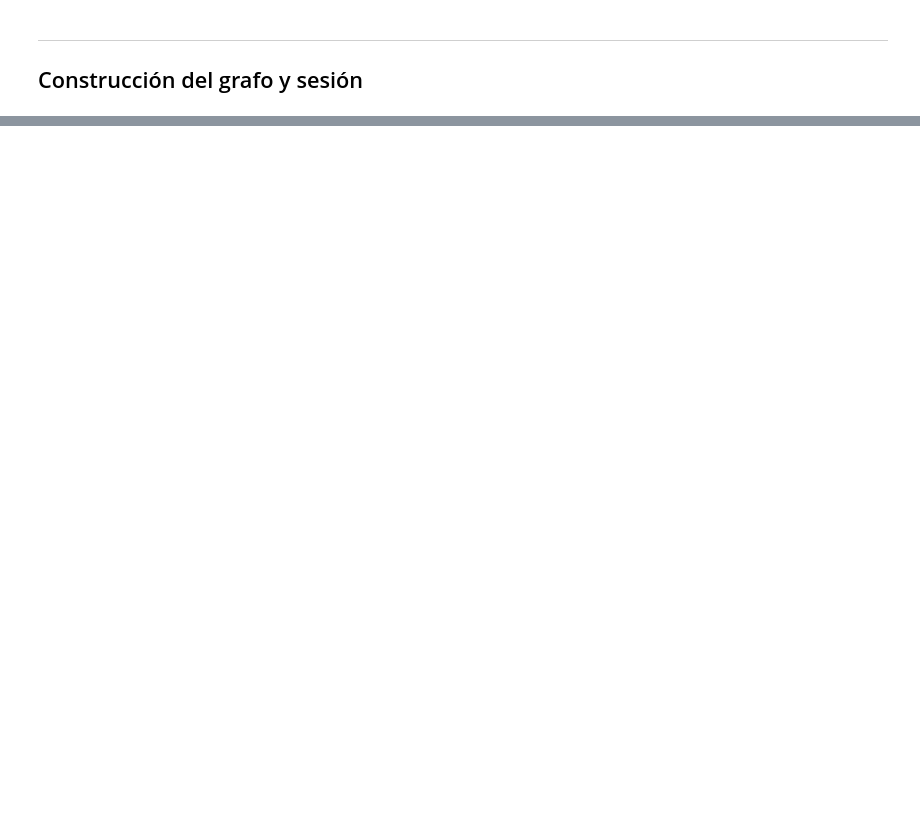
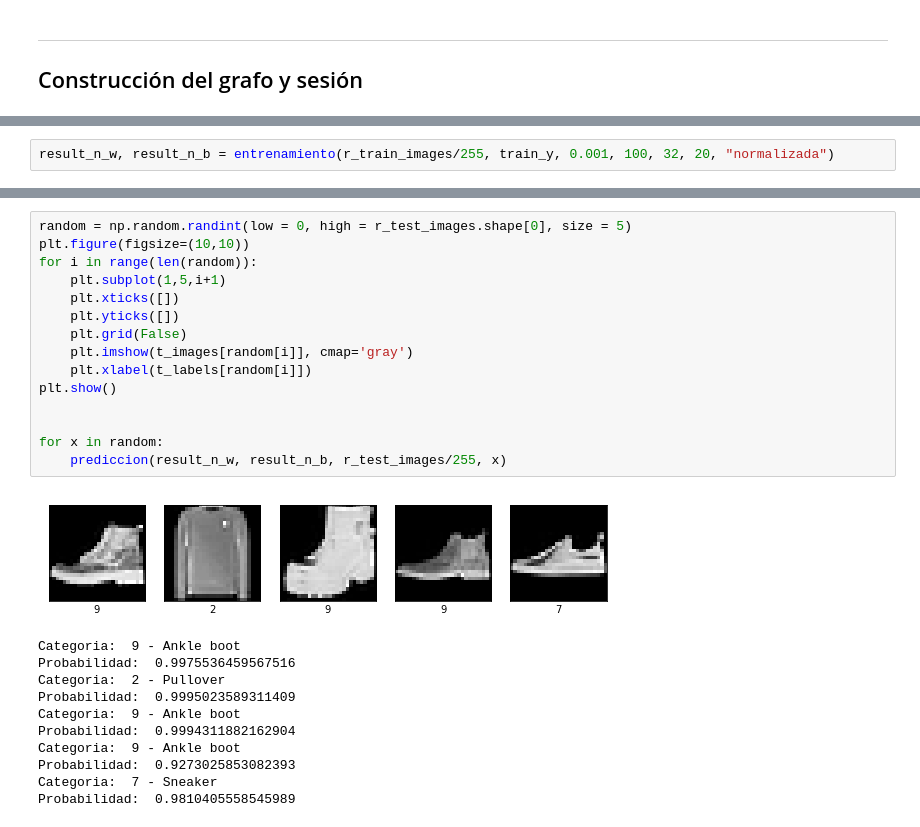
Before and after one commit to Kazeazul/Statistical_Learning, a Jupyter notebook: Tarea_3/Fashion_mnist.ipynb, the cells around one changed output, grey strips where cells are left out. Drawn from its saved outputs; the diff is of its cells as text; blank space fills up the shorter version.

```diff
--- a/Tarea_3/Fashion_mnist.ipynb
+++ b/Tarea_3/Fashion_mnist.ipynb
@@ -202,0 +216,2 @@ entrenamiento(r_train_images, train_y, 0.001, 10, 32)
+# %%
+result_n_w, result_n_b = entrenamiento(r_train_images/255, train_y, 0.001, 100, 32, 20, "normalizada")
@@ -202,0 +297,27 @@ entrenamiento(r_train_images, train_y, 0.001, 10, 32)
+# %%
+random = np.random.randint(low = 0, high = r_test_images.shape[0], size = 5)
+plt.figure(figsize=(10,10))
+for i in range(len(random)):
+    plt.subplot(1,5,i+1)
+    plt.xticks([])
+    plt.yticks([])
+    plt.grid(False)
+    plt.imshow(t_images[random[i]], cmap='gray')
+    plt.xlabel(t_labels[random[i]])
+plt.show()
+
+
+for x in random:
+    prediccion(result_n_w, result_n_b, r_test_images/255, x)
+# %% [output]
+[figure, added]
+Categoria:  9 - Ankle boot
+Probabilidad:  0.9975536459567516
+Categoria:  2 - Pullover
+Probabilidad:  0.9995023589311409
+Categoria:  9 - Ankle boot
+Probabilidad:  0.9994311882162904
+Categoria:  9 - Ankle boot
+Probabilidad:  0.9273025853082393
+Categoria:  7 - Sneaker
+Probabilidad:  0.9810405558545989
```
Also changed, not shown: parts of 16 cells of this notebook, 3 other files.
